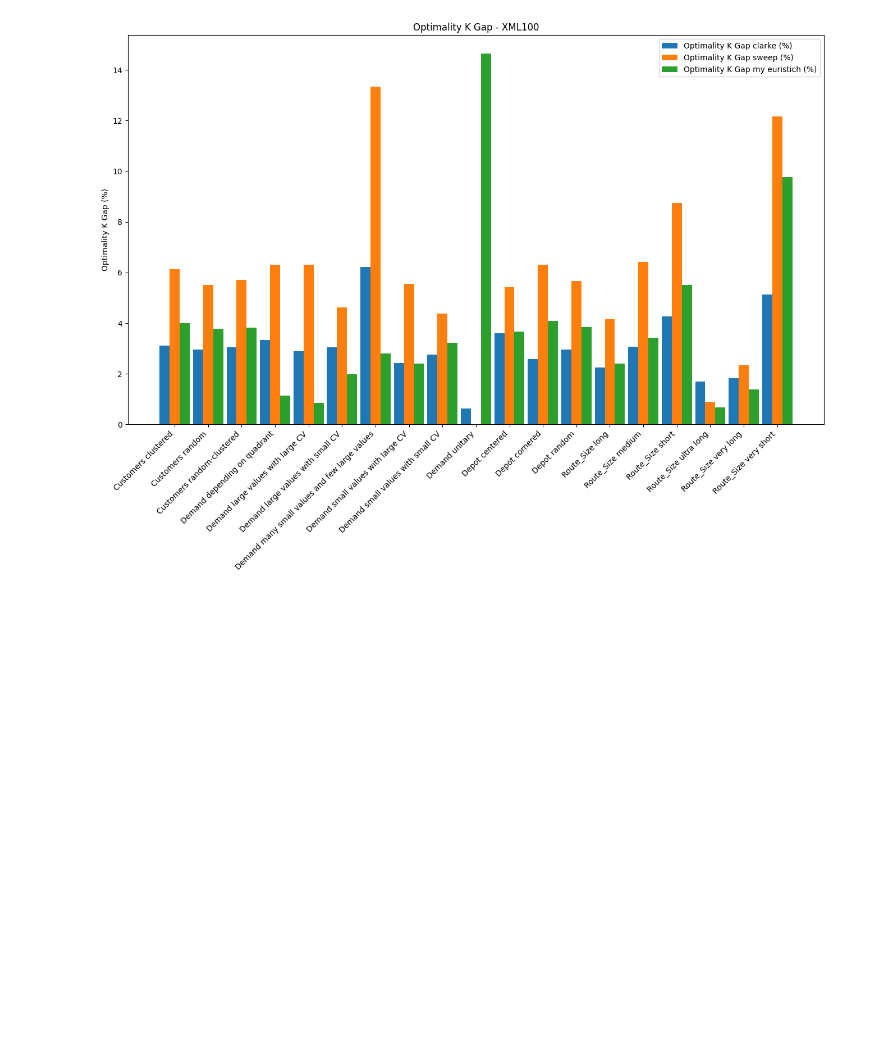
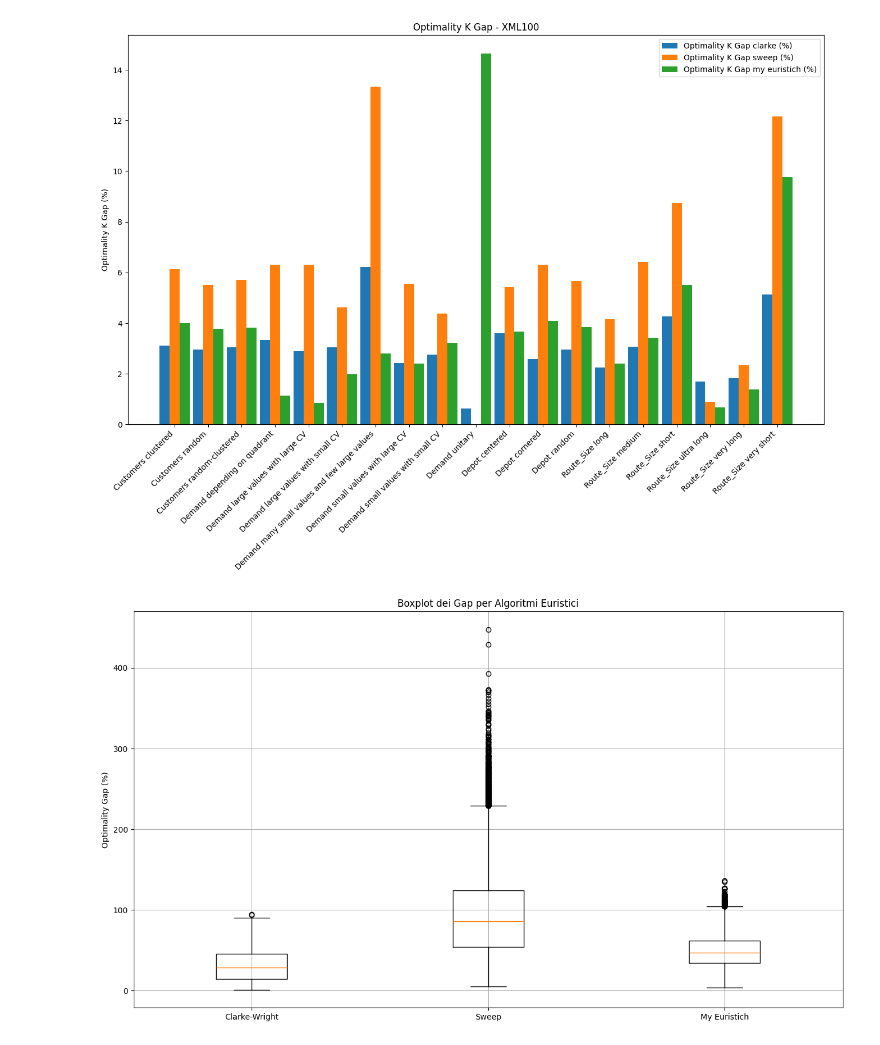
Before and after one commit to LucaFalasca/CVRP-PLI-Euristich-Compare, a Jupyter notebook: solvers/utils/chart.ipynb, the cells around one changed output. Cells and saved outputs as stored; diff of their text form; code cells hidden in the pictures; blank space fills up the shorter version.

```diff
--- a/solvers/utils/chart.ipynb
+++ b/solvers/utils/chart.ipynb
@@ -234,3 +234,19 @@ Name: Optimality_Gap(%), dtype: float64
 [figure]
 [figure]
 [figure]
+# %%
+# Faccio il grafico a candela con gli stessi dati
+data_xml100_list = []
+for file in ["clarke-results-XML100.csv", "sweep-results-XML100.csv", "my-euristich-results-XML100.csv"]:
+    data_xml100 = pd.read_csv(dir + file)
+    data_xml100.dropna(inplace=True)
+    data_xml100_list.append(data_xml100)
+
+plt.figure(figsize=(16, 9))
+plt.boxplot([data["Optimality_Gap(%)"] for data in data_xml100_list], labels=['Clarke-Wright', 'Sweep', 'My Euristich'])
+plt.ylabel('Optimality Gap (%)')
+plt.title('Boxplot dei Gap per Algoritmi Euristici')
+plt.grid()
+plt.show()
+# %% [output]
+[figure, added]
```
Also changed, not shown: parts of 2 cells of this notebook, 15 other files.
